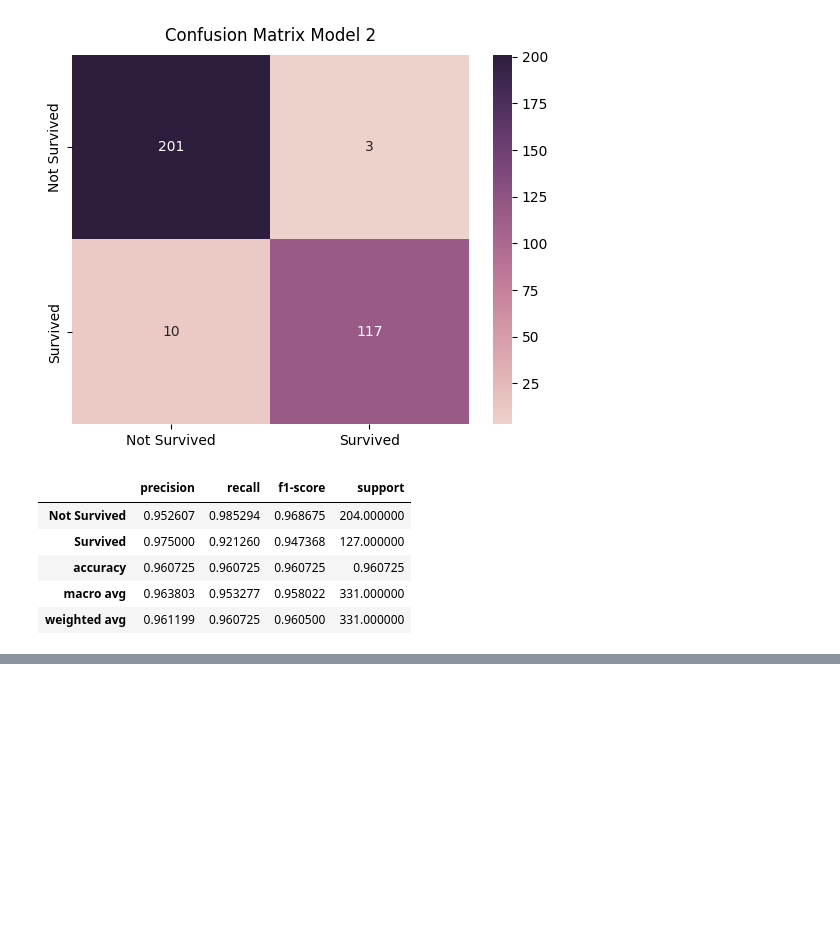
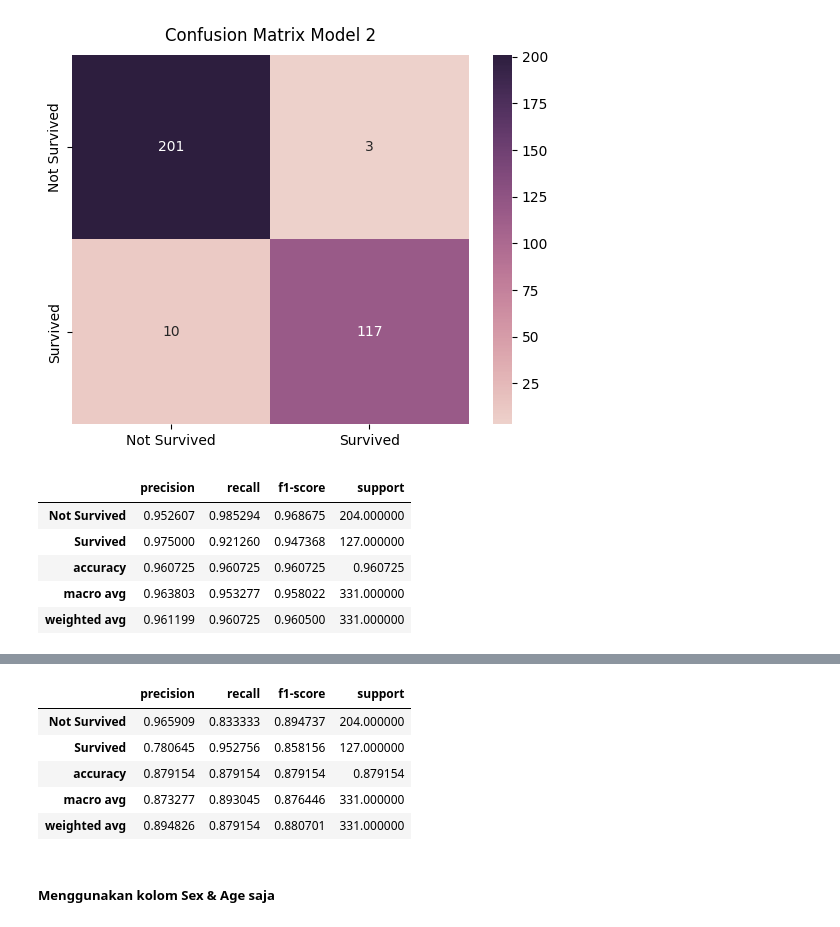
Before and after one commit to WawanWidiantara/Single-Layer-Perceptron, a Jupyter notebook: Single-Layer-Perceptron/slp.ipynb, the cells around one changed output, grey strips where cells are left out. Saved outputs shown, nothing was run; the diff lists cells and outputs as text; code cells hidden in the pictures; blank space fills up the shorter version.

```diff
--- a/Single-Layer-Perceptron/slp.ipynb
+++ b/Single-Layer-Perceptron/slp.ipynb
@@ -243,0 +278,12 @@ pd.DataFrame(model2_report).transpose()
+# %%
+model2_report2 = classification_report(y_test, pred_2, output_dict=True, target_names=['Not Survived',"Survived"])
+pd.DataFrame(model2_report2).transpose()
+# %% [output]
+|  | precision | recall | f1-score | support |
+| Not Survived | 0.965909 | 0.833333 | 0.894737 | 204.000000 |
+| Survived | 0.780645 | 0.952756 | 0.858156 | 127.000000 |
+| accuracy | 0.879154 | 0.879154 | 0.879154 | 0.879154 |
+| macro avg | 0.873277 | 0.893045 | 0.876446 | 331.000000 |
+| weighted avg | 0.894826 | 0.879154 | 0.880701 | 331.000000 |
+# %% [markdown]
+##### **Menggunakan kolom Sex & Age saja**
```
Also changed, not shown: parts of 13 cells of this notebook, 3 other files.
